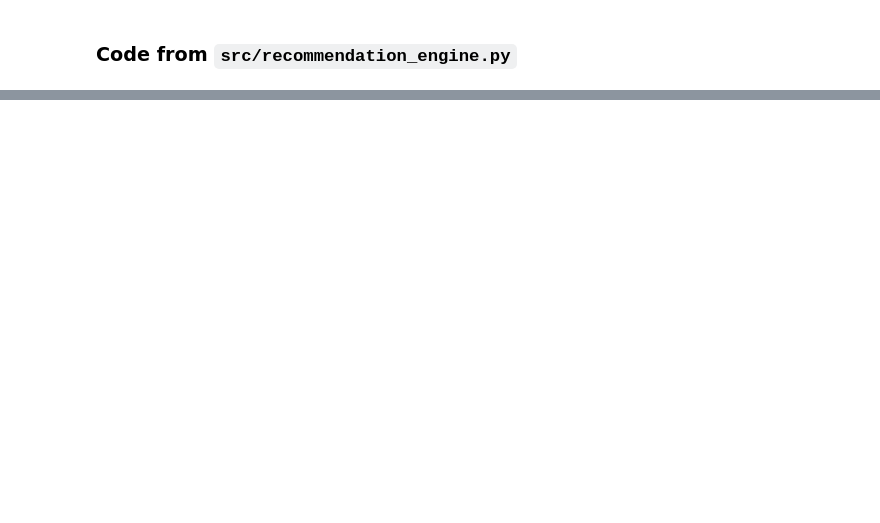
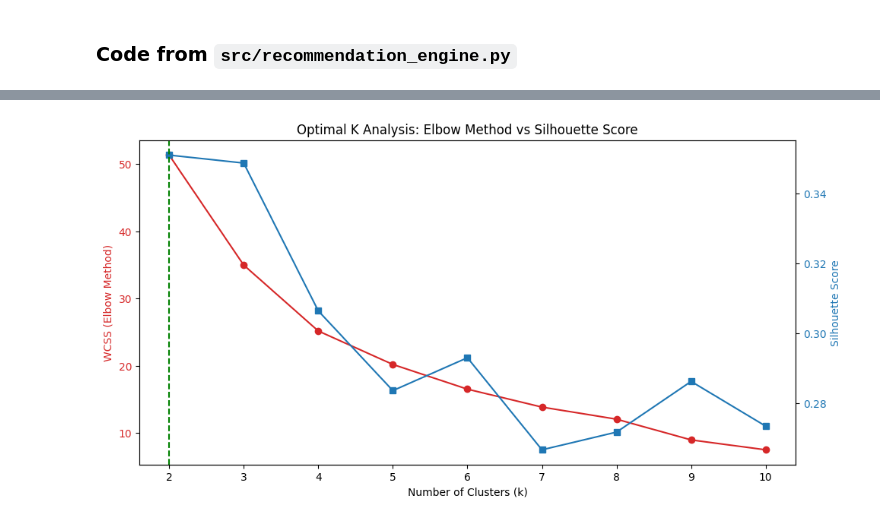
Before and after one commit to jegadeesh17/Mobile-Product-Segmentation-and-Recommendation, a Jupyter notebook: project_presentation.ipynb, the cells around one changed output, grey strips where cells are left out. Saved outputs shown, nothing was run; the diff lists cells and outputs as text; code cells hidden in the pictures; blank space fills up the shorter version.

```diff
--- a/project_presentation.ipynb
+++ b/project_presentation.ipynb
@@ -27,11 +27,10 @@ def get_engine():
 ### Code from `src/data_ingestion.py`
 # %%
 import pandas as pd
-from db_config import get_engine
 from pathlib import Path
 
 # Build path to data folder relative to this script
-DATA_DIR = Path(__file__).resolve().parent.parent / 'data'
+DATA_DIR = Path('data')
 csv_path = DATA_DIR / 'Mobile Reviews Sentiment null.csv'
 
 # Load raw CSV
@@ -42,5 +41,8 @@ df['review_date'] = pd.to_datetime(df['review_date']).dt.date
 
 # Connect and write to PostgreSQL
 engine = get_engine()
-df.to_sql('raw_mobile_reviews', engine, if_exists='replace', index=False)
+try:
+    df.to_sql('raw_mobile_reviews', engine, if_exists='replace', index=False)
+except Exception:
+    df.to_csv('data/raw_mobile_reviews.csv', index=False)
 print("Data ingestion complete!")
@@ -85,13 +97,15 @@ print(f"Data cleaning complete! Cleaned reviews saved to 'cleaned_mobile_reviews
 ### Code from `src/feature_engineering.py`
 # %%
 import pandas as pd
-from db_config import get_engine
 
 print("Running Feature Engineering...")
 
 # 1. Fetch cleaned data from PostgreSQL
 engine = get_engine()
-df = pd.read_sql('SELECT * FROM cleaned_mobile_reviews', engine)
+try:
+    df = pd.read_sql('SELECT * FROM cleaned_mobile_reviews', engine)
+except Exception:
+    df = pd.read_csv('data/cleaned_mobile_reviews.csv')
 
 # 2. Create a comprehensive composite specifications score
 df['specs_average'] = df[['battery_life_rating', 'camera_rating', 'performance_rating', 'design_rating', 'display_rating']].mean(axis=1)
@@ -109,6 +123,9 @@ product_df = df.groupby(['brand', 'model']).agg(
 product_df = product_df[product_df['total_reviews'] >= 5].reset_index(drop=True)
 
 # 5. Save the aggregated product features back to PostgreSQL
-product_df.to_sql('product_features', engine, if_exists='replace', index=False)
+try:
+    product_df.to_sql('product_features', engine, if_exists='replace', index=False)
+except Exception:
+    product_df.to_csv('data/product_features.csv', index=False)
 
 print(f"Feature engineering complete! Extracted features for {len(product_df)} unique phone models and saved to 'product_features' table.")
@@ -328,0 +378,59 @@ def get_recommendations(model_name, top_n=5):
+# %%
+import pandas as pd
+import matplotlib.pyplot as plt
+from sklearn.cluster import KMeans
+from sklearn.metrics import silhouette_score
+from sklearn.preprocessing import StandardScaler
+import warnings
+warnings.filterwarnings('ignore')
+
+# Fetch data directly from our cleaned CSV (since DB might be down in presentation environment)
+try:
+    df = pd.read_csv('data/segmented_products.csv')
+except:
+    df = pd.read_csv('data/product_features.csv')
+
+features = ['avg_price', 'avg_rating', 'avg_specs_score', 'positive_sentiment_ratio']
+X = df[features]
+
+scaler = StandardScaler()
+X_scaled = scaler.fit_transform(X)
+
+wcss = []
+silhouette_scores = []
+k_range = range(2, 11)
+best_k = 2
+best_score = -1
+
+for k in k_range:
+    temp_kmeans = KMeans(n_clusters=k, random_state=42, n_init=10)
+    temp_labels = temp_kmeans.fit_predict(X_scaled)
+    wcss.append(temp_kmeans.inertia_)
+    score = silhouette_score(X_scaled, temp_labels)
+    silhouette_scores.append(score)
+    if score > best_score:
+        best_score = score
+        best_k = k
+
+# Plotting inline
+fig, ax1 = plt.subplots(figsize=(10, 5))
+
+color = 'tab:red'
+ax1.set_xlabel('Number of Clusters (k)')
+ax1.set_ylabel('WCSS (Elbow Method)', color=color)
+ax1.plot(k_range, wcss, marker='o', color=color)
+ax1.tick_params(axis='y', labelcolor=color)
+
+ax2 = ax1.twinx()
+color = 'tab:blue'
+ax2.set_ylabel('Silhouette Score', color=color)
+ax2.plot(k_range, silhouette_scores, marker='s', color=color)
+ax2.tick_params(axis='y', labelcolor=color)
+
+# Highlight best K
+ax2.axvline(x=best_k, color='green', linestyle='--', label=f'Best k={best_k}')
+fig.tight_layout()
+plt.title('Optimal K Analysis: Elbow Method vs Silhouette Score')
+plt.show()
+# %% [output]
+[figure, added]
```
Also changed, not shown: parts of 10 cells of this notebook, 9 other files.
